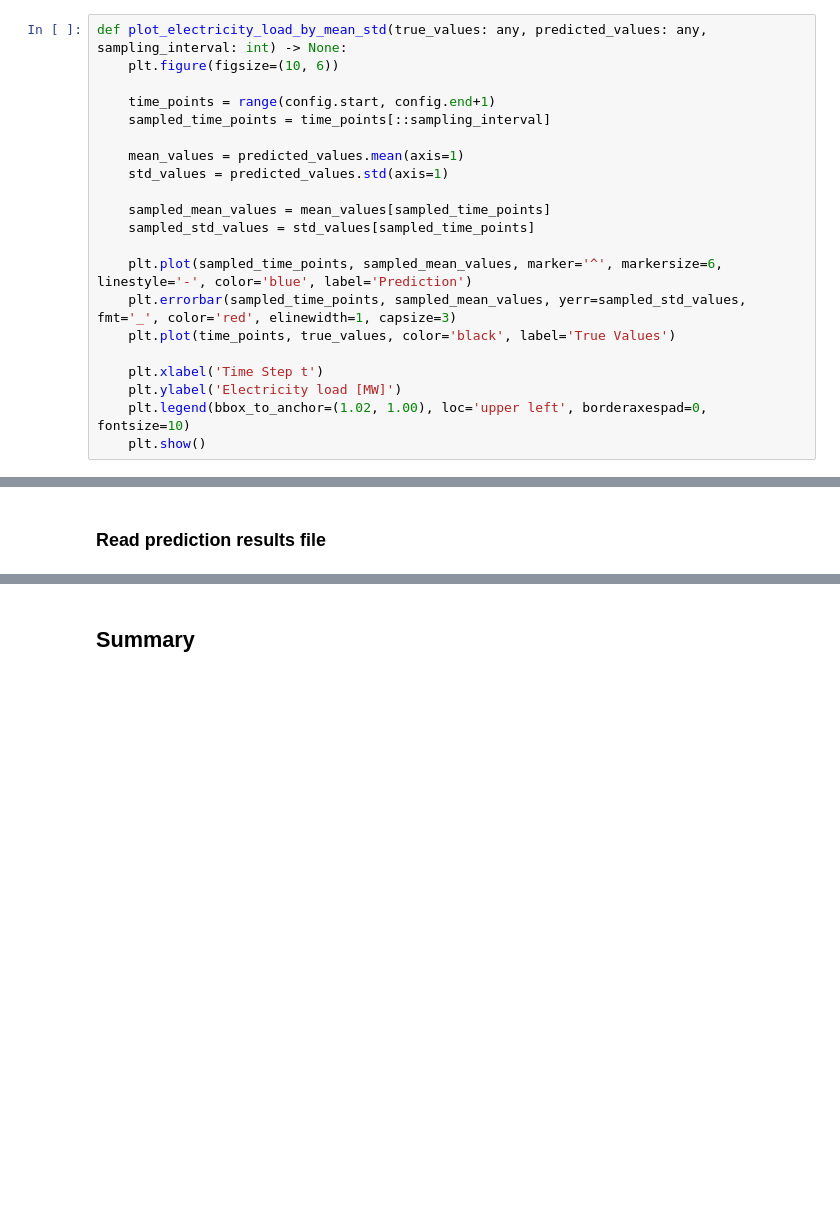
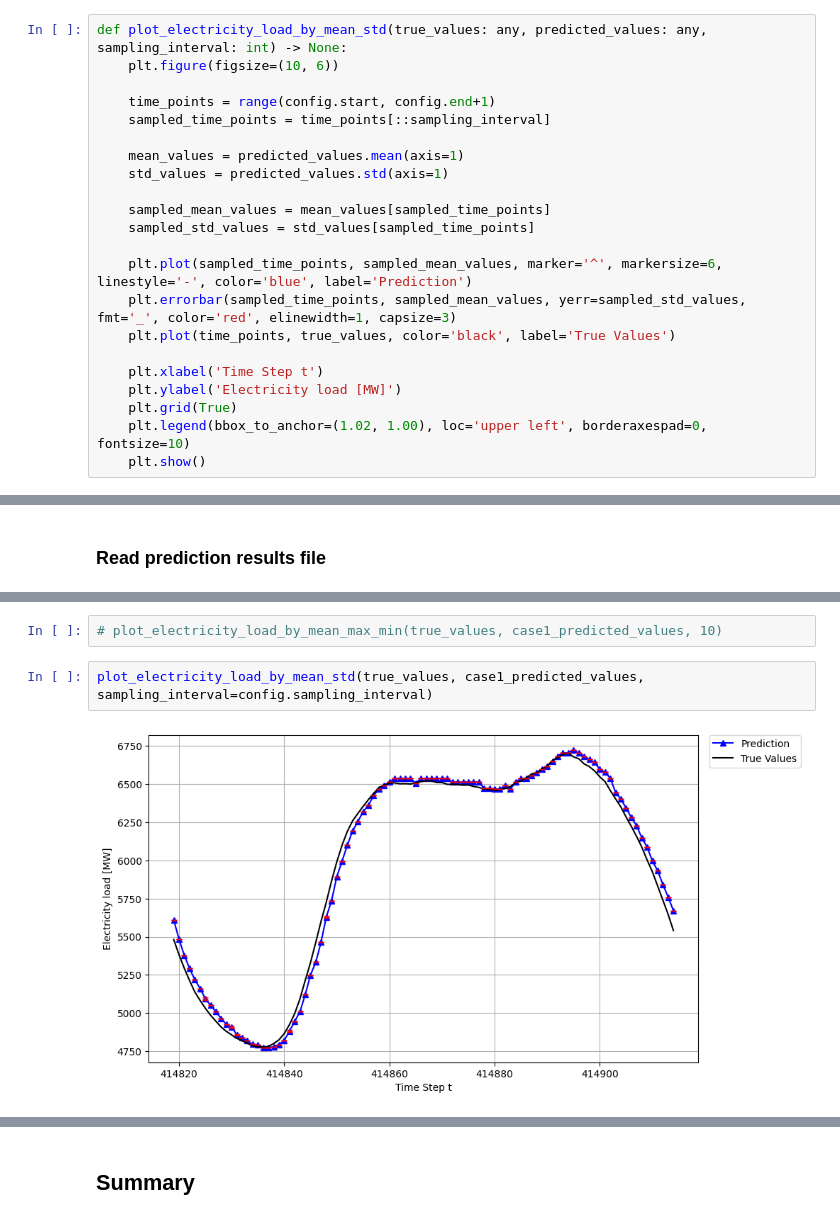
Before and after one commit to tyokyo320/time-series, a Jupyter notebook: utils/predict.ipynb, the cells around one changed output, grey strips where cells are left out. Saved outputs shown, nothing was run; the diff lists cells and outputs as text; blank space fills up the shorter version.

```diff
--- a/utils/predict.ipynb
+++ b/utils/predict.ipynb
@@ -70,6 +72,7 @@ def plot_electricity_load_by_mean_std(true_values: any, predicted_values: any, s
 
     plt.xlabel('Time Step t')
     plt.ylabel('Electricity load [MW]')
+    plt.grid(True)
     plt.legend(bbox_to_anchor=(1.02, 1.00), loc='upper left', borderaxespad=0, fontsize=10)
     plt.show()
 # %%
@@ -724,0 +374,6 @@ MAE: 78.80276326250001
+# %%
+# plot_electricity_load_by_mean_max_min(true_values, case1_predicted_values, 10)
+# %%
+plot_electricity_load_by_mean_std(true_values, case1_predicted_values, sampling_interval=config.sampling_interval)
+# %% [output]
+[figure, added]
```
Also changed, not shown: parts of 115 cells of this notebook, 10 other files.
